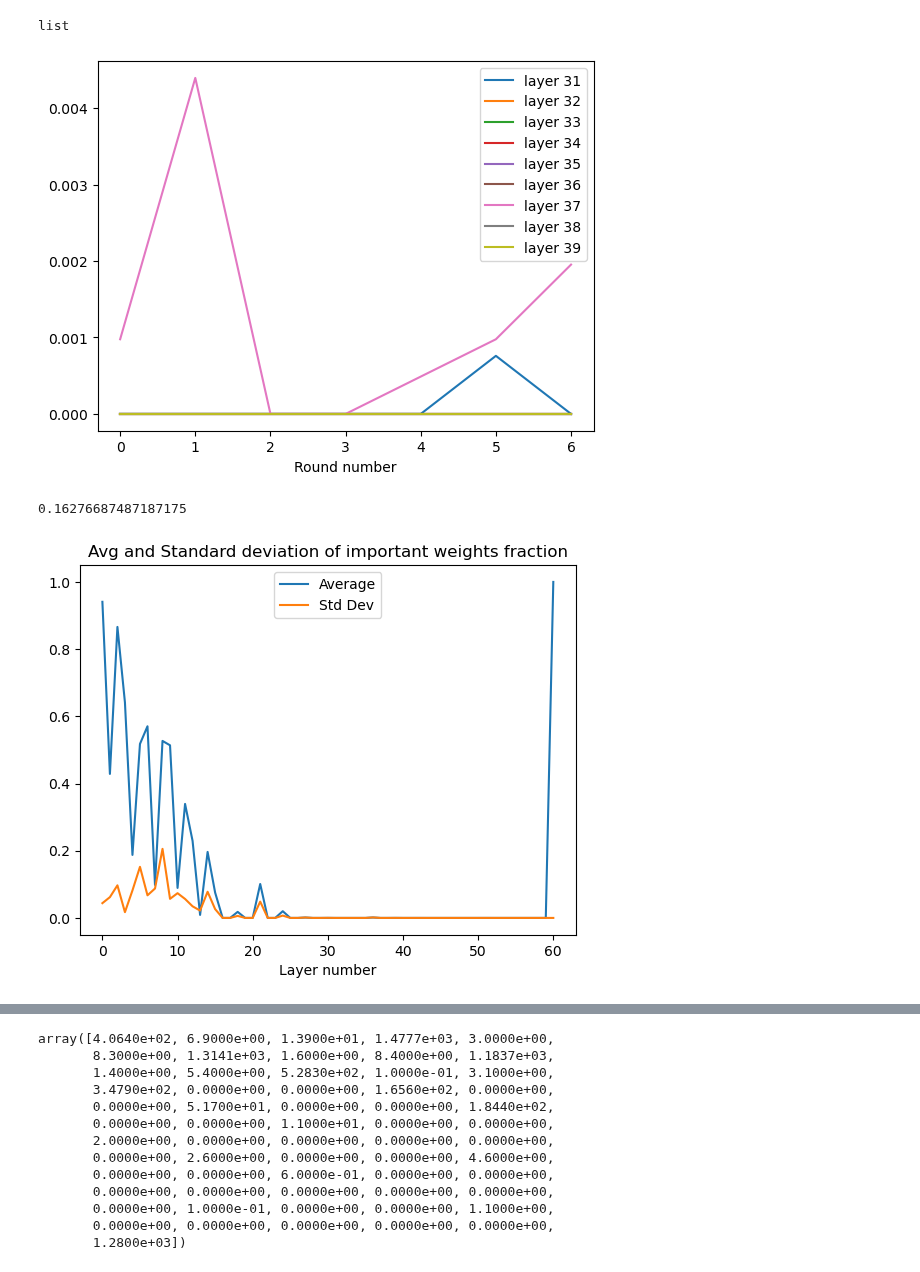
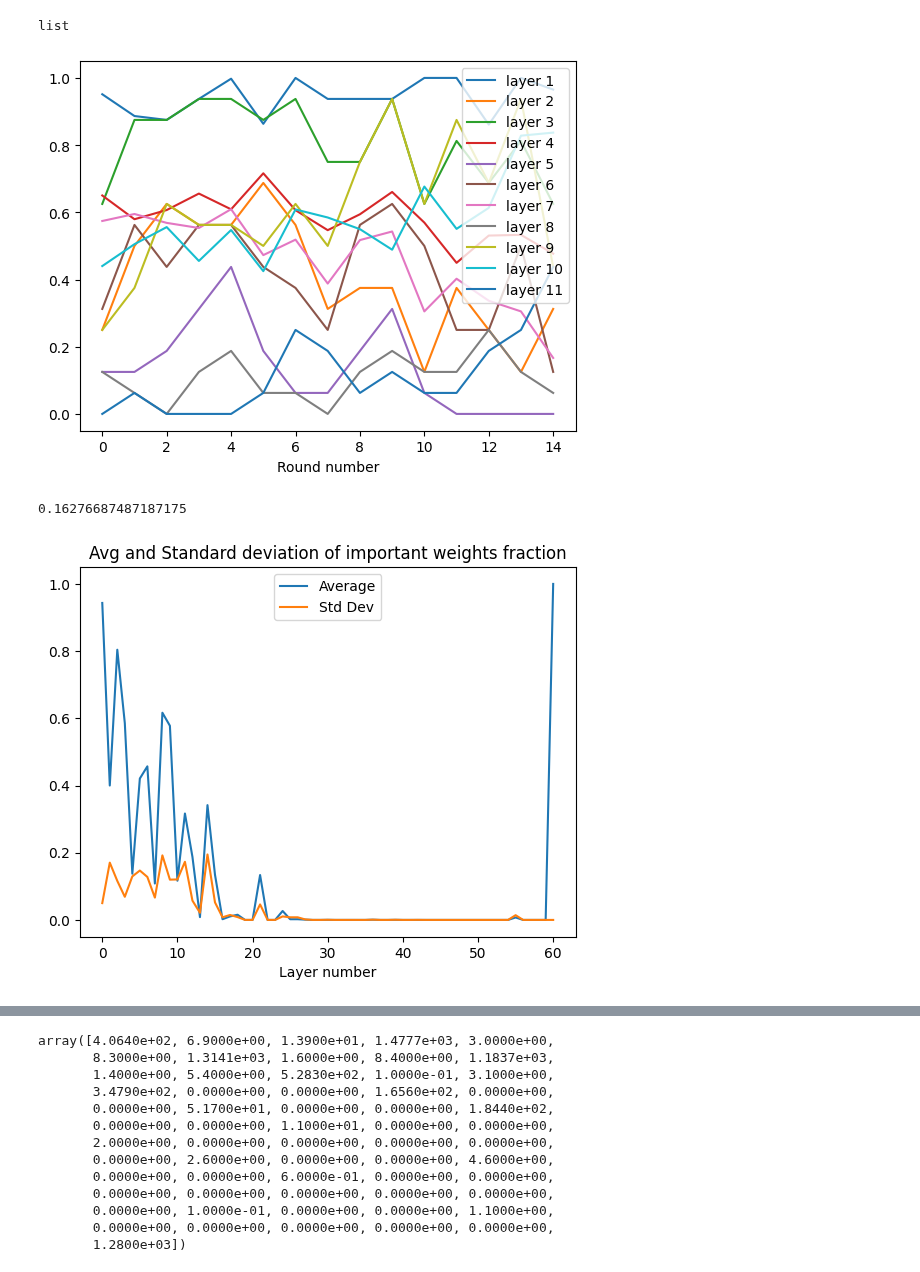
Before and after one commit to sgchr273/FisherMask, a Jupyter notebook: viz.ipynb, the cells around one changed output, grey strips where cells are left out. Cells and saved outputs as stored; diff of their text form; code cells hidden in the pictures.

Commit message:
added chunksize argument, viz chunksize experiment

```diff
--- a/viz.ipynb
+++ b/viz.ipynb
@@ -2,7 +2,7 @@
 # Visualize imp wts pattern across rounds
 # %%
 import pickle
-exp_savefile = "exper10K_1per_fix"
+exp_savefile = "exper25K_1per_aug_chunkfix"
 imp_wts = pickle.load(open("Save/Imp_weights/imp_wts_idxs_" + exp_savefile + ".p", "rb"))
 type(imp_wts[0])
 # %% [output]
@@ -15,7 +15,7 @@ import numpy as np
 model = resnet.ResNet18()
 filename = exp_savefile #"exper25K_1per_aug" #"exper25K_2per" #
 rd = 7
-model.load_state_dict(torch.load("./Save/Models/"+ exp_savefile +"/model_" +  str(rd) + ".pt"))
+model.load_state_dict(torch.load("./Save/Models/"+ exp_savefile +"/model_" +  str(rd) + ".pt",map_location=torch.device('cpu')))
 
 # print(len(imp_wts[0][0])) # = number of imp wts in round 0 and layer 0
 
@@ -25,21 +25,21 @@ for layer_num, param in enumerate(model.parameters()):
 # %%
 import matplotlib.pyplot as plt
 
 i = 0
 for frac in frac_imp.values():
     i += 1
-    if i > 30:
+    if i > 0:
         plt.plot(frac, label=F'layer {i}')
     else:
         continue
-    if i > 38:
+    if i > 10:
         break
 
 plt.legend()
 plt.xlabel('Round number')
 plt.show()
 # %% [output]
-[figure, old version]
+[figure, new version]
 # %%
 np.std(frac_imp[8])
 # %% [output]
@@ -52,7 +52,7 @@ plt.title('Avg and Standard deviation of important weights fraction')
 plt.legend()
 plt.show()
 # %% [output]
-[figure, old version]
+[figure, new version]
 # %%
 num_imp = {}
 for layer_num, (name, param) in enumerate(model.named_parameters()):
```
Also changed, not shown: parts of 6 cells of this notebook, 5 other files.
